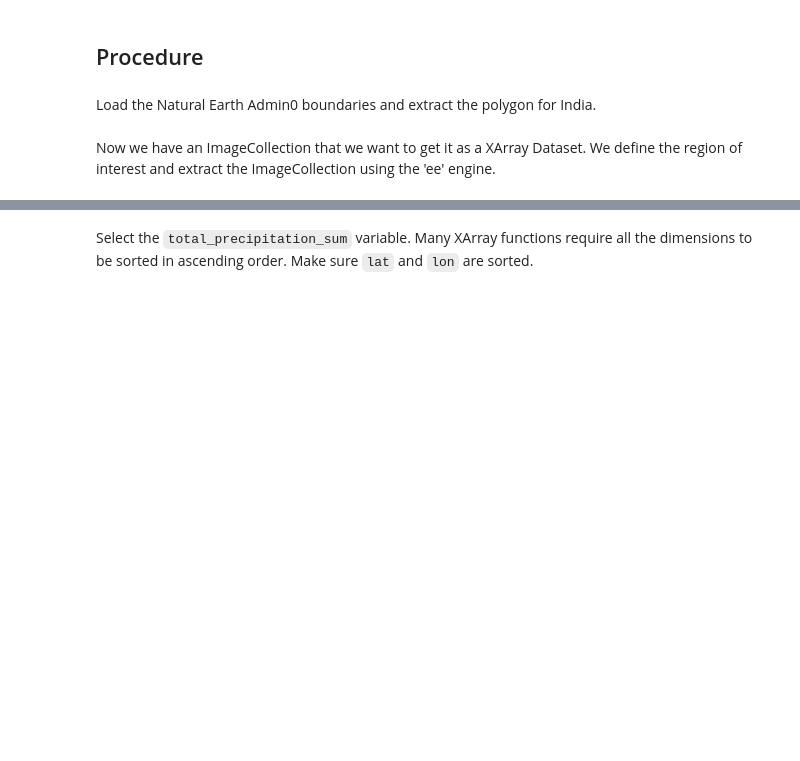
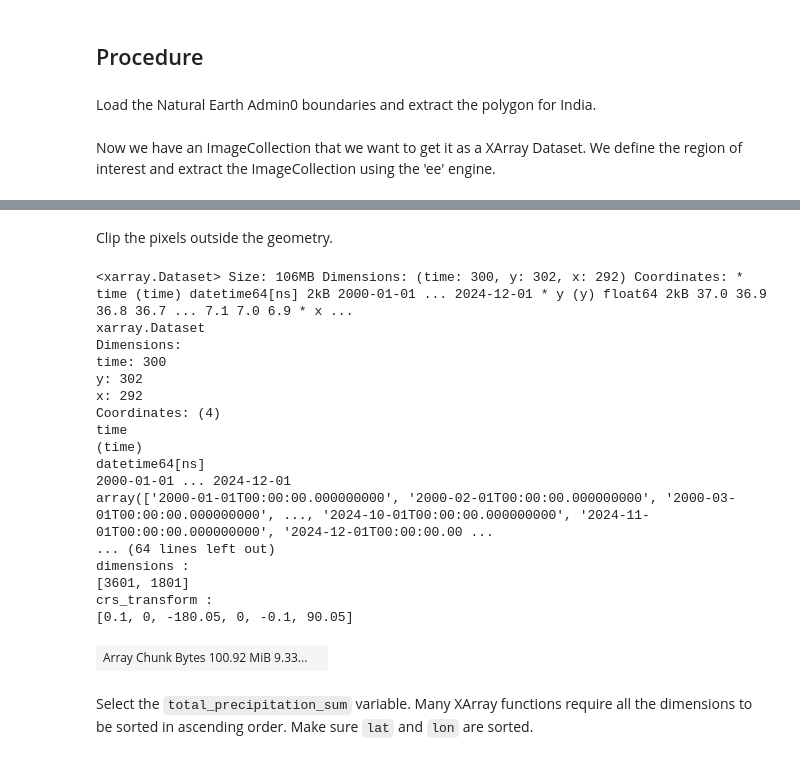
Before and after one commit to spatialthoughts/geopython-tutorials, a Jupyter notebook: notebooks/xee_calculating_spi.ipynb, the cells around one changed output, grey strips where cells are left out. Saved outputs shown, nothing was run; the diff lists cells and outputs as text; code cells hidden in the pictures; blank space fills up the shorter version.

```diff
--- a/notebooks/xee_calculating_spi.ipynb
+++ b/notebooks/xee_calculating_spi.ipynb
@@ -97,2 +224,27 @@ ds
+# %% [markdown]
+Clip the pixels outside the geometry.
+# %%
+clipped_ds = ds \
+  .rio.clip(country.geometry.values)
+clipped_ds
+# %% [output]
+<xarray.Dataset> Size: 106MB Dimensions: (time: 300, y: 302, x: 292) Coordinates: * time (time) datetime64[ns] 2kB 2000-01-01 ... 2024-12-01 * y (y) float64 2kB 37.0 36.9 36.8 36.7 ... 7.1 7.0 6.9 * x ...
+xarray.Dataset
+Dimensions:
+time: 300
+y: 302
+x: 292
+Coordinates: (4)
+time
+(time)
+datetime64[ns]
+2000-01-01 ... 2024-12-01
+array(['2000-01-01T00:00:00.000000000', '2000-02-01T00:00:00.000000000', '2000-03-01T00:00:00.000000000', ..., '2024-10-01T00:00:00.000000000', '2024-11-01T00:00:00.000000000', '2024-12-01T00:00:00.00 ...
+... (64 lines left out)
+dimensions :
+[3601, 1801]
+crs_transform :
+[0.1, 0, -180.05, 0, -0.1, 90.05]
+| Array Chunk Bytes 100.92 MiB 9.33... |  |
 # %% [markdown]
 Select the `total_precipitation_sum` variable. Many XArray functions require all the dimensions to be sorted in ascending order. Make sure `lat` and `lon` are sorted.
```
Also changed, not shown: parts of 25 cells of this notebook.
